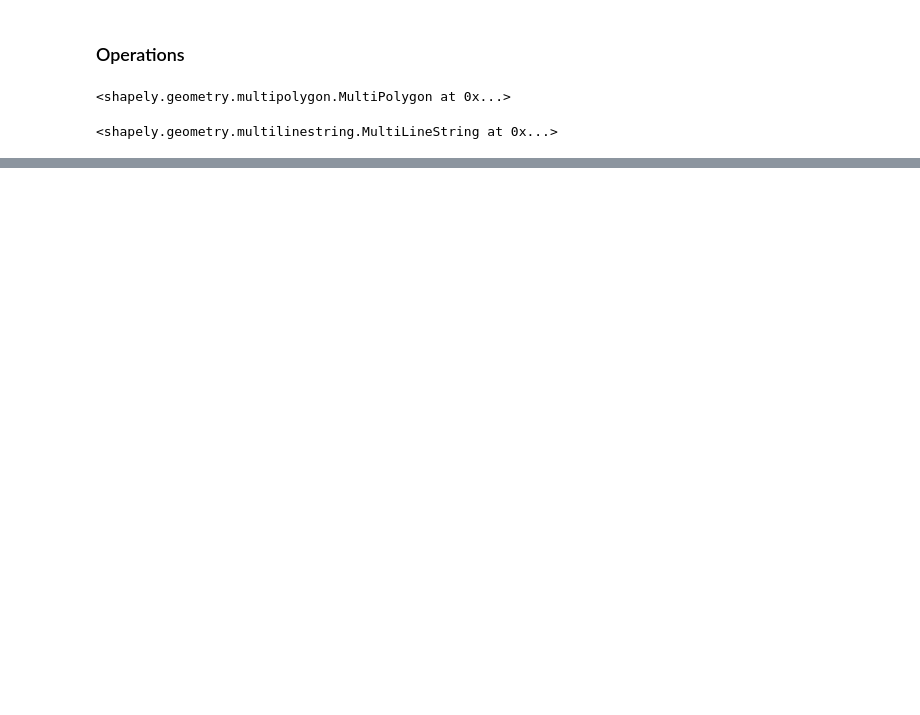
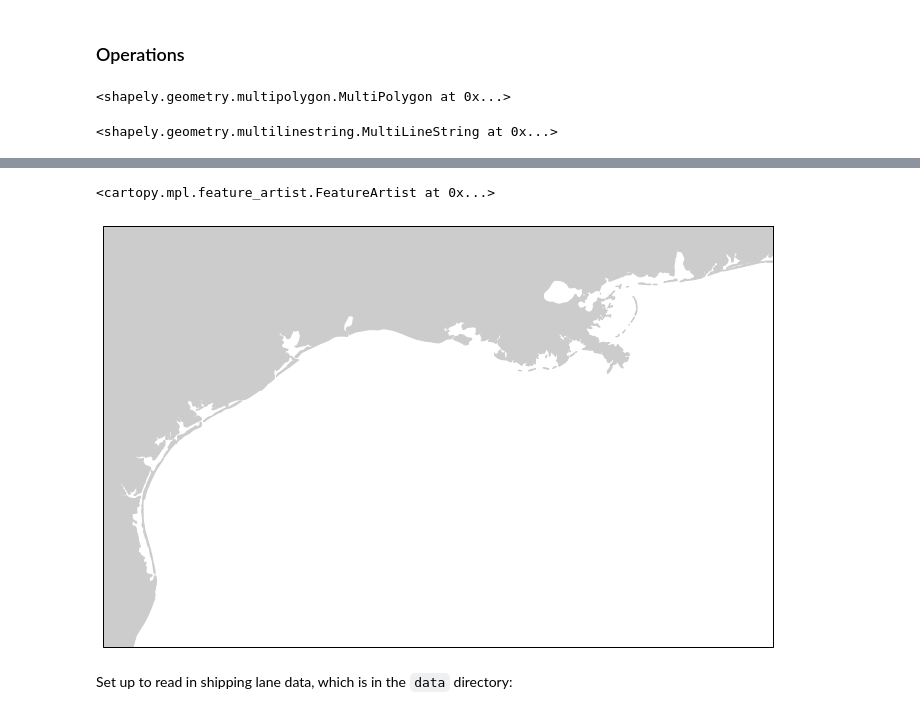
Before and after one commit to kthyng/python4geosciences, a Jupyter notebook: materials/shapes.ipynb, the cells around one changed output, grey strips where cells are left out. Saved outputs shown, nothing was run; the diff lists cells and outputs as text; code cells hidden in the pictures; blank space fills up the shorter version.

```diff
--- a/materials/shapes.ipynb
+++ b/materials/shapes.ipynb
@@ -190,0 +168,13 @@ BONUS: Add a buffer of 100km to the flight path to see what states you might pot
+# %%
+proj = cartopy.crs.LambertConformal()
+land_10m = cartopy.feature.NaturalEarthFeature('physical', 'land', '10m', edgecolor='face')
+
+fig = plt.figure(figsize=(12,8))
+ax = fig.add_subplot(111, projection=proj)
+ax.set_extent([-98, -87, 25, 31], cartopy.crs.PlateCarree())
+ax.add_feature(land_10m, facecolor='0.8')
+# %% [output]
+<cartopy.mpl.feature_artist.FeatureArtist at 0x...>
+[figure, added]
+# %% [markdown]
+Set up to read in shipping lane data, which is in the `data` directory:
```
Also changed, not shown: parts of 26 cells of this notebook, 6 other files.
